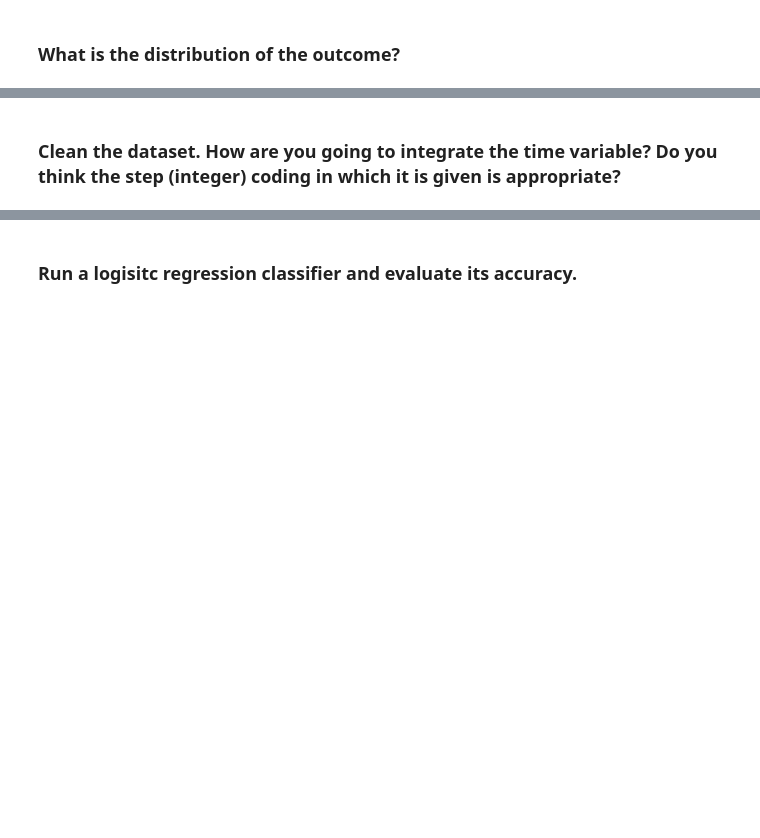
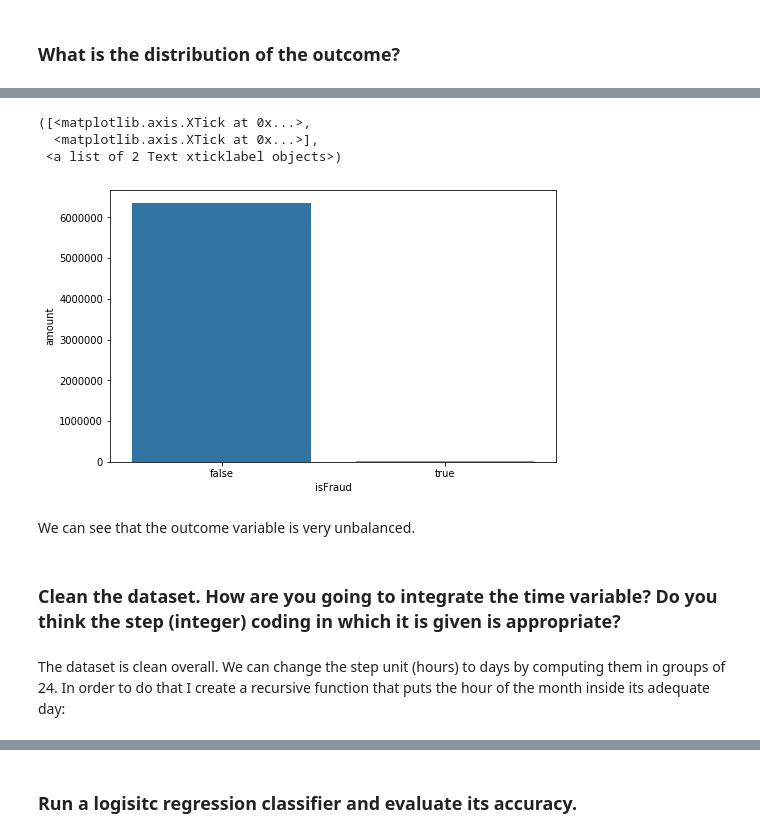
Before and after one commit to ta-datapt-bcn/lab-unbalance, a Jupyter notebook: your-code/lab_inbalance.ipynb, the cells around one changed output, grey strips where cells are left out. Drawn from its saved outputs; the diff is of its cells as text; code cells hidden in the pictures; blank space fills up the shorter version.

```diff
--- a/your-code/lab_inbalance.ipynb
+++ b/your-code/lab_inbalance.ipynb
@@ -14,0 +100,2 @@ Like we disussed in class, when we have noisy data, if we are not careful, we ca
+# %%
+target = df.groupby('isFraud')['amount'].count().reset_index()
@@ -15,2 +108,13 @@ Like we disussed in class, when we have noisy data, if we are not careful, we ca
+# %%
+plt.figure(figsize=(8, 5))
+sns.barplot(target['isFraud'], target['amount'])
+plt.xticks(ticks=[0,1], labels=['false', 'true'])
+# %% [output]
+([<matplotlib.axis.XTick at 0x...>,
+  <matplotlib.axis.XTick at 0x...>],
+ <a list of 2 Text xticklabel objects>)
+[figure, added]
+# %% [markdown]
+We can see that the outcome variable is very unbalanced.
 # %% [markdown]
 ### Clean the dataset. How are you going to integrate the time variable? Do you think the step (integer) coding in which it is given is appropriate?
@@ -18,0 +121,3 @@ Like we disussed in class, when we have noisy data, if we are not careful, we ca
+# %% [markdown]
+The dataset is clean overall. We can change the step unit (hours) to days by computing them in groups of 24.
+In order to do that I create a recursive function that puts the hour of the month inside its adequate day:
```
Also changed, not shown: parts of 27 cells of this notebook.
